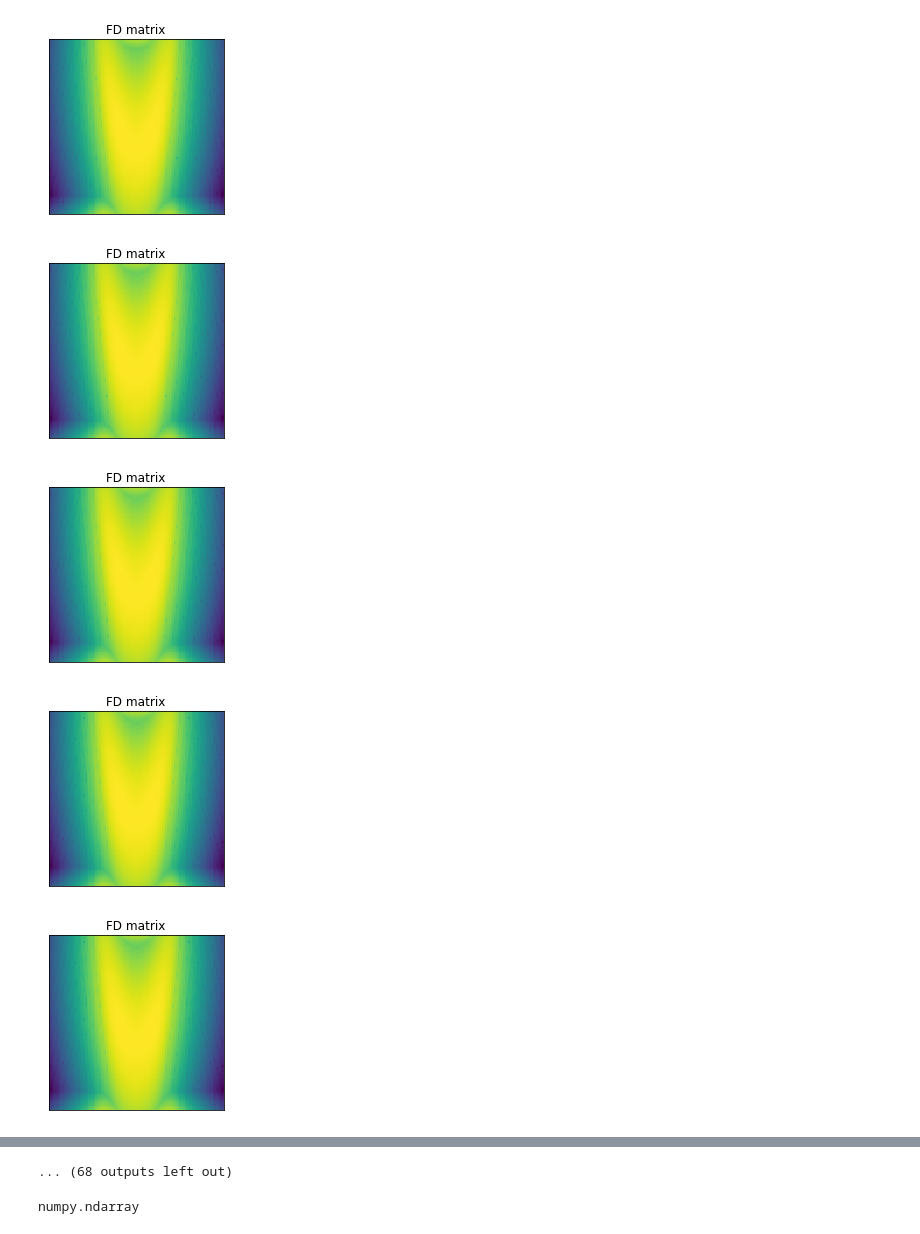
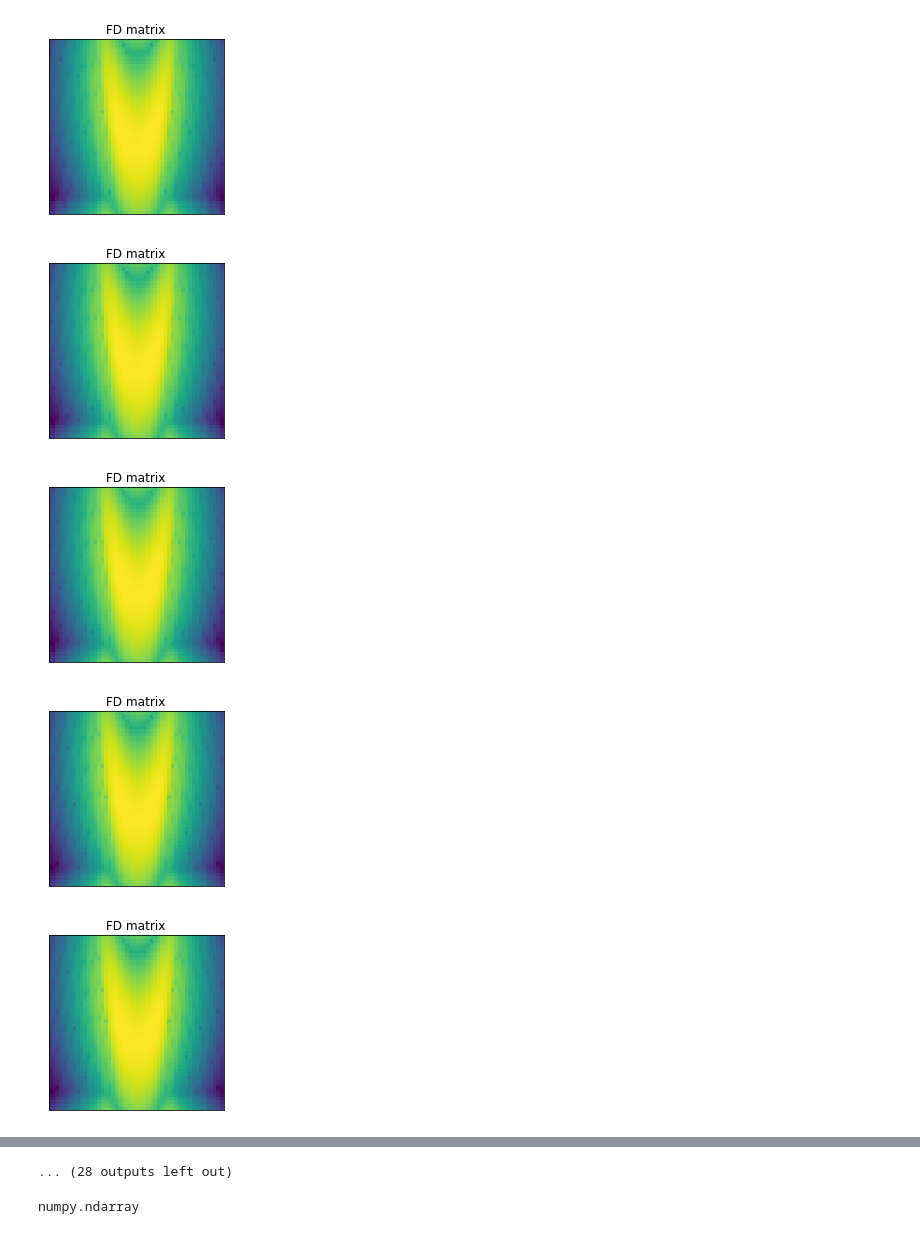
Before and after one commit to TylerLeibengood/NumericalPDEs_Tyler_Leibengood, a Jupyter notebook: timesteppers_notebook.ipynb, the cells around one changed output, grey strips where cells are left out. Drawn from its saved outputs; the diff is of its cells as text; code cells hidden in the pictures.

```diff
--- a/timesteppers_notebook.ipynb
+++ b/timesteppers_notebook.ipynb
@@ -336,7 +336,7 @@ class ReactionDiffusion2D:
                 i=0
                 c_old = c
                 F1 = c_old*(1-c_old)
-                K1 = c_old + (dt/4)*F1
+                K1 = c_old + (dt/8)*F1
                 F2 = K1*(1-K1)
                 while i < Nx:
                     LHS = (Mx - (dt/4)*self.D*dx2)
@@ -347,11 +347,11 @@ class ReactionDiffusion2D:
                 i=0
                 c_old = c
                 F1 = c_old*(1-c_old)
-                K1 = c_old + (dt/2)*F1
+                K1 = c_old + (dt/4)*F1
                 F2 = K1*(1-K1)
                 while i < Ny:
                     LHS = (My - (dt/2)*self.D*dy2)
-                    RHS = (My + (dt/2)*self.D*dy2)@c_old[:,i] + dt/2*F2[:,i]
+                    RHS = (My + (dt/2)*self.D*dy2)@c_old[:,i] + (dt/2)*F2[:,i]
                     c[:,i] = spla.spsolve(LHS,RHS)
                     i+=1
 
@@ -433,7 +433,7 @@ def plot_2D(matrix, title='FD matrix'):
 test=0
 
 error_RD = {(50,0.5):3e-3, (50,0.25):2.5e-3, (50,0.125):2.5e-3,(100,0.5):4e-4, (100,0.25):2e-4, (100,0.125):1e-4, (200,0.5):8e-5, (200,0.25):2e-5, (200,0.125):5e-6}
-resolution = [100, 50, 100, 200]
+resolution = [50, 100, 200]
 alpha = [0.5, 0.25, 0.125]
 
 grid_x = UniformPeriodicGrid(resolution[0], 20)
@@ -464,5 +464,5 @@ while rd_problem.t < 1-1e-5:
-[figure, old version]
+[figure, new version]
-[figure, old version]
+[figure, new version]
-[figure, old version]
+[figure, new version]
-[figure, old version]
+[figure, new version]
-[figure, old version]
+[figure, new version]
@@ -472,4 +472,4 @@ while rd_problem.t < 1-1e-5:
-... (68 outputs left out)
+... (28 outputs left out)
 # %%
 c = np.array([[0, 1],[0,4],[9,99]])
 np.shape(c)
```
Also changed, not shown: parts of 1 cell of this notebook, 1 other file.
